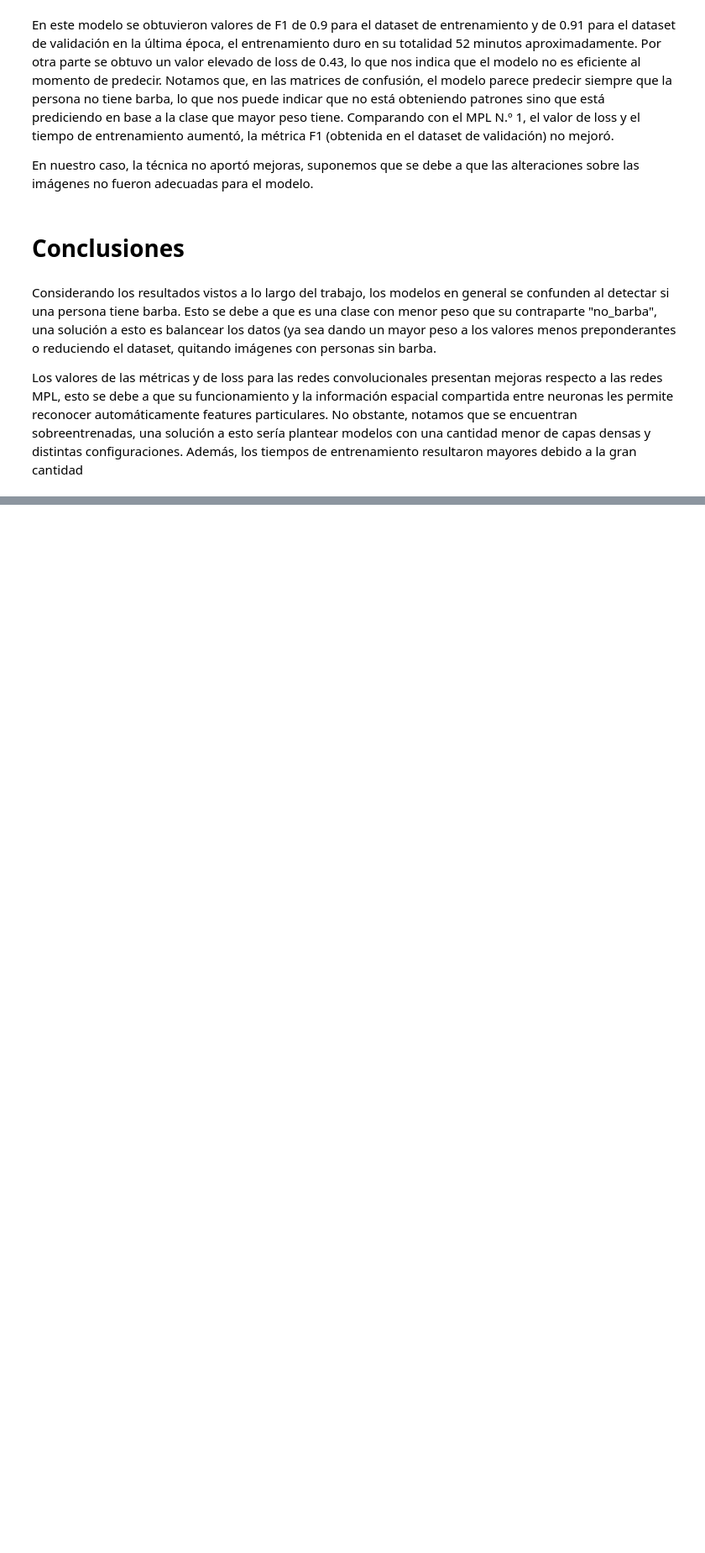
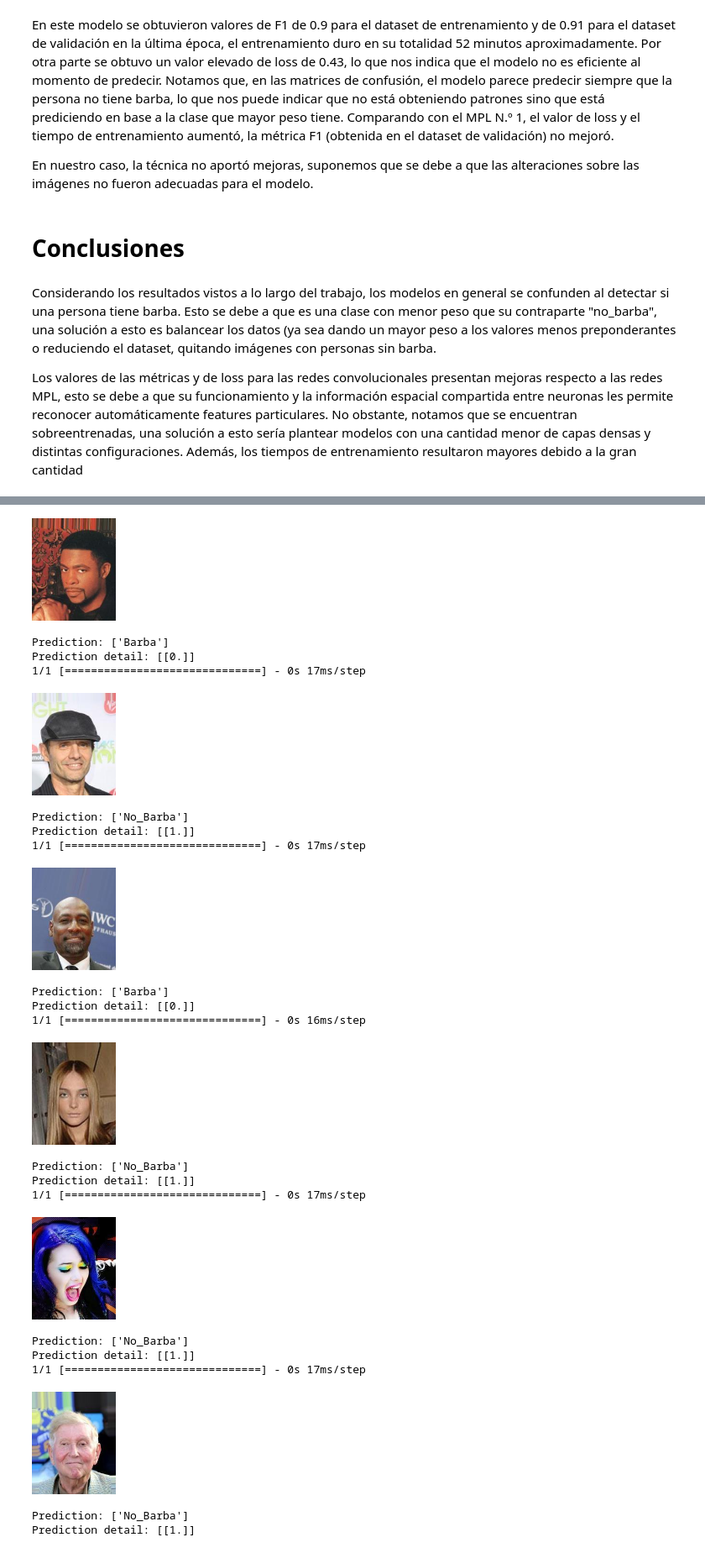
Before and after one commit to MatiasWilliner/TP_ML_Dominguez_Lastra_Williner, a Jupyter notebook: tp3_celebfaces.ipynb, the cells around one changed output, grey strips where cells are left out. Shown at 84% size. Cells and saved outputs as stored; diff of their text form; code cells hidden in the pictures; blank space fills up the shorter version.

```diff
--- a/tp3_celebfaces.ipynb
+++ b/tp3_celebfaces.ipynb
@@ -1500,0 +1517,10 @@ Los valores de las métricas y de loss para las redes convolucionales presentan
+# %%
+#Función para clasificar donde si la predicción es menor a 0,5 se considera "Barba", en caso contrario, se considera "No_Barba"
+def show_and_predict(image_path, modelo):
+    image_array = img_to_array(load_img(image_path, target_size=(64, 64)))
+    inputs = np.array([image_array])  # armamos un "dataset" con solo esa imagen
+    predictions = modelo.predict(inputs)
+    display(Image(image_path, width=100))
+    predicted_classes = ["Barba" if p < 0.5 else "No_Barba" for p in predictions]
+    print("Prediction:", predicted_classes)
+    print("Prediction detail:", predictions)
@@ -1501,18 +1529,9 @@ Los valores de las métricas y de loss para las redes convolucionales presentan
 # %%
-from tensorflow.keras.preprocessing.image import load_img, img_to_array
-from IPython.display import Image, display
-
-def show_and_predict(image_path):
-    image_array = img_to_array(load_img(image_path, target_size=(64, 64)))
-    inputs = np.array([image_array])  # armamos un "dataset" con solo esa imagen
-    predictions = model_MPL_1.predict(inputs)
-    display(Image(image_path, width=100))
-    predicted_classes = ["Barba" if p < 0.5 else "No_Barba" for p in predictions]
-    print("Prediction:", predicted_classes)
-    print("Prediction detail:", predictions)
-
-show_and_predict("C:/Users/matia/OneDrive/Documentos/archive/img_align_celeba/img_align_celeba/197454.jpg"
-
-show_and_predict("C:/Users/matia/OneDrive/Documentos/archive/img_align_celeba/img_align_celeba/197454.jpg") #barba
-show_and_predict("C:/Users/matia/OneDrive/Documentos/archive/img_align_celeba/img_align_celeba/197480.jpg") #barba
-show_and_predict("C:/Users/matia/OneDrive/Documentos/archive/img_align_celeba/img_align_celeba/197481.jpg") #barba
+model_MPL_1 = keras.models.load_model('model_MPL_1.h5')
+show_and_predict(str(imgs_path) + "/197454.jpg",model_MPL_1) #Barba
+show_and_predict(str(imgs_path) + "/197480.jpg", model_MPL_1) #Barba
+show_and_predict(str(imgs_path) + "/197481.jpg", model_MPL_1) #Barba
+show_and_predict(str(imgs_path) + "/197455.jpg", model_MPL_1) # No barba
+show_and_predict(str(imgs_path) + "/198555.jpg", model_MPL_1) # No barba
+show_and_predict(str(imgs_path) + "/197855.jpg", model_MPL_1) # No barba
+# %% [output]
@@ -1518,0 +1539,23 @@ show_and_predict("C:/Users/matia/OneDrive/Documentos/archive/img_align_celeba/im
+[figure, added]
+Prediction: ['Barba']
+Prediction detail: [[0.]]
+1/1 [==============================] - 0s 17ms/step
+[figure, added]
+Prediction: ['No_Barba']
+Prediction detail: [[1.]]
+1/1 [==============================] - 0s 17ms/step
+[figure, added]
+Prediction: ['Barba']
+Prediction detail: [[0.]]
+1/1 [==============================] - 0s 16ms/step
+[figure, added]
+Prediction: ['No_Barba']
+Prediction detail: [[1.]]
+1/1 [==============================] - 0s 17ms/step
+[figure, added]
+Prediction: ['No_Barba']
+Prediction detail: [[1.]]
+1/1 [==============================] - 0s 17ms/step
+[figure, added]
+Prediction: ['No_Barba']
+Prediction detail: [[1.]]
```
Also changed, not shown: parts of 10 cells of this notebook.
